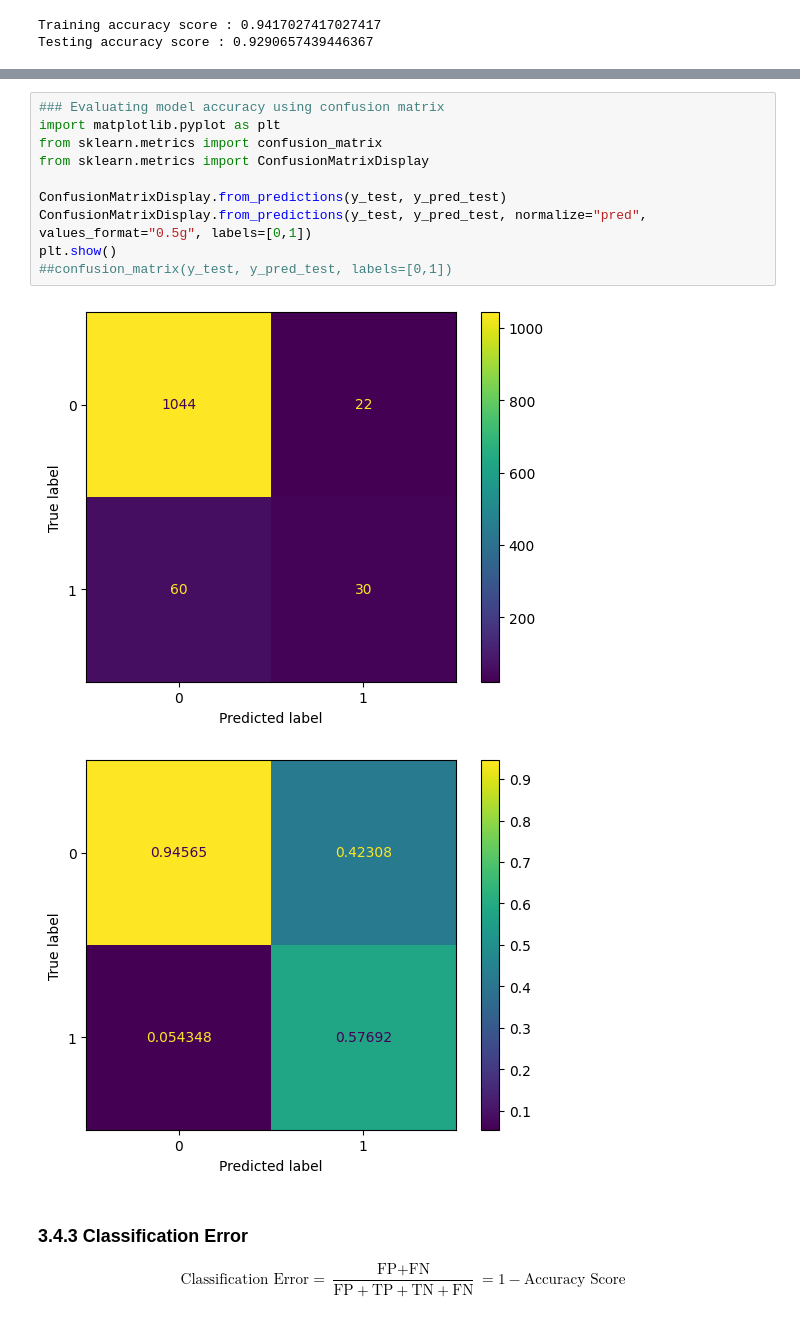
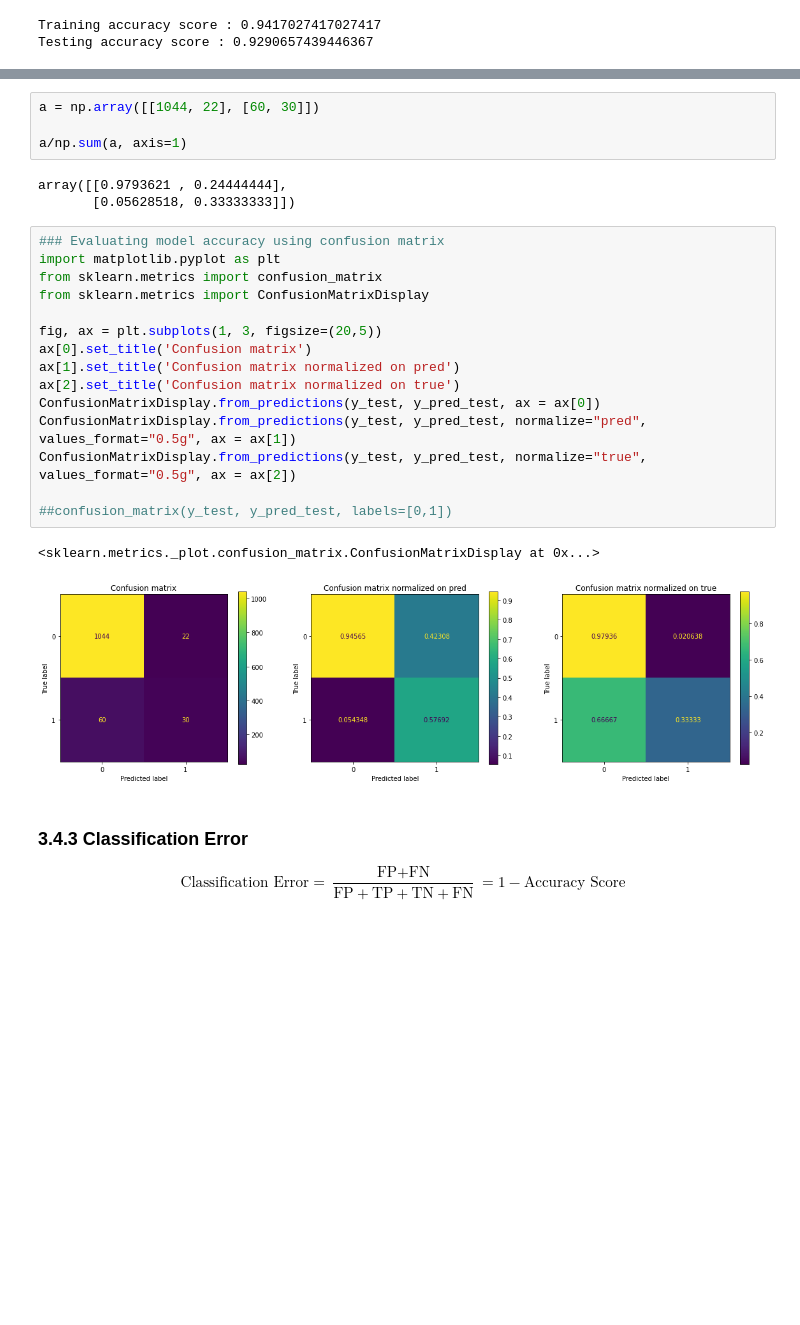
Before and after one commit to Ishankoradia/ML-Concepts-and-Algorithms, a Jupyter notebook: Logistic Regression.ipynb, the cells around one changed output, grey strips where cells are left out. Cells and saved outputs as stored; diff of their text form; blank space fills up the shorter version.

Commit message:
LR changes metrics

```diff
--- a/Logistic Regression.ipynb
+++ b/Logistic Regression.ipynb
@@ -668,19 +668,31 @@ Testing accuracy score : 0.9290657439446367
        \dfrac{\text{conf_mat}}{ \text{np.sum(conf_mat, axis=1)}}
        $$
    - labels : this contains the array of class labels. By default, it is sorted in ascending over all the available class labels. In our case it will default to labels = [0,1] .One can change the order of labels by setting this variable.
+# %%
+a = np.array([[1044, 22], [60, 30]])
+
+a/np.sum(a, axis=1)
+# %% [output]
+array([[0.9793621 , 0.24444444],
+       [0.05628518, 0.33333333]])
 # %%
 ### Evaluating model accuracy using confusion matrix
 import matplotlib.pyplot as plt
 from sklearn.metrics import confusion_matrix
 from sklearn.metrics import ConfusionMatrixDisplay
 
-ConfusionMatrixDisplay.from_predictions(y_test, y_pred_test)
-ConfusionMatrixDisplay.from_predictions(y_test, y_pred_test, normalize="pred", values_format="0.5g", labels=[0,1])
-plt.show()
+fig, ax = plt.subplots(1, 3, figsize=(20,5))
+ax[0].set_title('Confusion matrix')
+ax[1].set_title('Confusion matrix normalized on pred')
+ax[2].set_title('Confusion matrix normalized on true')
+ConfusionMatrixDisplay.from_predictions(y_test, y_pred_test, ax = ax[0])
+ConfusionMatrixDisplay.from_predictions(y_test, y_pred_test, normalize="pred", values_format="0.5g", ax = ax[1])
+ConfusionMatrixDisplay.from_predictions(y_test, y_pred_test, normalize="true", values_format="0.5g", ax = ax[2])
+
 ##confusion_matrix(y_test, y_pred_test, labels=[0,1])
 # %% [output]
+<sklearn.metrics._plot.confusion_matrix.ConfusionMatrixDisplay at 0x...>
-[figure, old version]
+[figure, new version]
-[figure, removed]
 # %% [markdown]
 <a name = Section343></a>
 ### **3.4.3 Classification Error**
```
Also changed, not shown: parts of 3 cells of this notebook.
